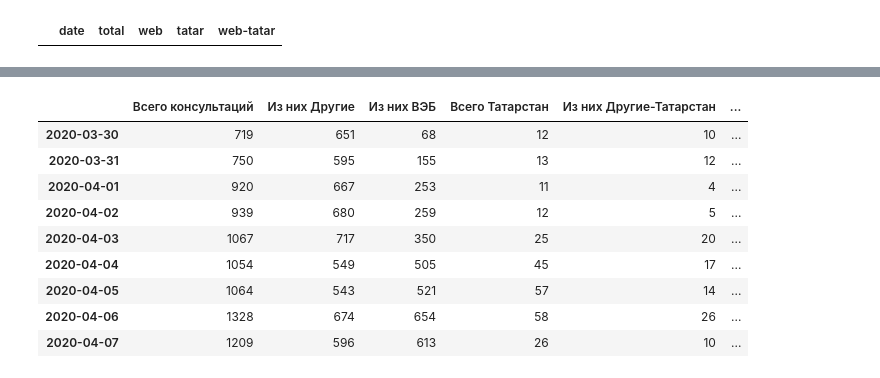
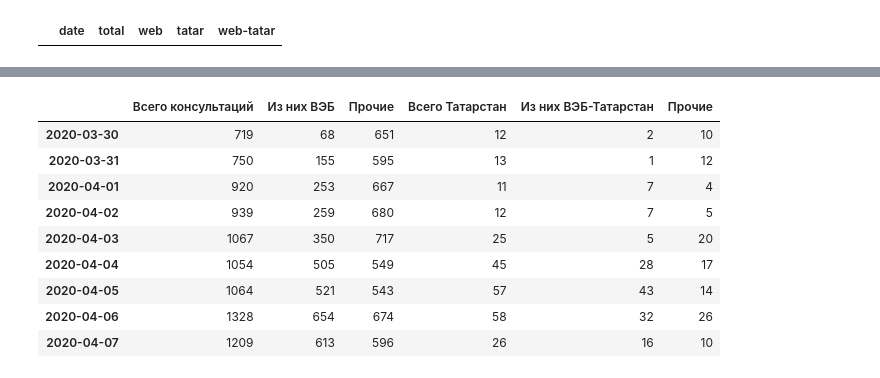
Before and after one commit to YAKOROLEVAZAMKA/test, a Jupyter notebook: Tatarstan_daily.ipynb, the cells around one changed output, grey strips where cells are left out. Saved outputs shown, nothing was run; the diff lists cells and outputs as text; code cells hidden in the pictures.

Commit message:
Renamed columns

```diff
--- a/Tatarstan_daily.ipynb
+++ b/Tatarstan_daily.ipynb
@@ -209,17 +209,17 @@ d
 # %%
-report = pd.DataFrame.from_dict(d, orient='index')
+report = pd.DataFrame.from_dict(d, orient='index').sort_index()
 # %%
-report.columns = ['Всего консультаций', 'Из них Другие','Из них ВЭБ', 'Всего Татарстан', 'Из них Другие-Татарстан', 'Из них ВЭБ-Татарстан']
+report.columns = ['Всего консультаций', 'Из них ВЭБ','Прочие', 'Всего Татарстан', 'Из них ВЭБ-Татарстан', 'Прочие']
 # %%
-report.sort_index()
+report
 # %% [output]
-|  | Всего консультаций | Из них Другие | Из них ВЭБ | Всего Татарстан | Из них Другие-Татарстан | ... |
-| 2020-03-30 | 719 | 651 | 68 | 12 | 10 | ... |
-| 2020-03-31 | 750 | 595 | 155 | 13 | 12 | ... |
-| 2020-04-01 | 920 | 667 | 253 | 11 | 4 | ... |
-| 2020-04-02 | 939 | 680 | 259 | 12 | 5 | ... |
-| 2020-04-03 | 1067 | 717 | 350 | 25 | 20 | ... |
-| 2020-04-04 | 1054 | 549 | 505 | 45 | 17 | ... |
-| 2020-04-05 | 1064 | 543 | 521 | 57 | 14 | ... |
-| 2020-04-06 | 1328 | 674 | 654 | 58 | 26 | ... |
-| 2020-04-07 | 1209 | 596 | 613 | 26 | 10 | ... |
+|  | Всего консультаций | Из них ВЭБ | Прочие | Всего Татарстан | Из них ВЭБ-Татарстан | Прочие |
+| 2020-03-30 | 719 | 68 | 651 | 12 | 2 | 10 |
+| 2020-03-31 | 750 | 155 | 595 | 13 | 1 | 12 |
+| 2020-04-01 | 920 | 253 | 667 | 11 | 7 | 4 |
+| 2020-04-02 | 939 | 259 | 680 | 12 | 7 | 5 |
+| 2020-04-03 | 1067 | 350 | 717 | 25 | 5 | 20 |
+| 2020-04-04 | 1054 | 505 | 549 | 45 | 28 | 17 |
+| 2020-04-05 | 1064 | 521 | 543 | 57 | 43 | 14 |
+| 2020-04-06 | 1328 | 654 | 674 | 58 | 32 | 26 |
+| 2020-04-07 | 1209 | 613 | 596 | 26 | 16 | 10 |
```
Also changed, not shown: parts of 2 cells of this notebook.
